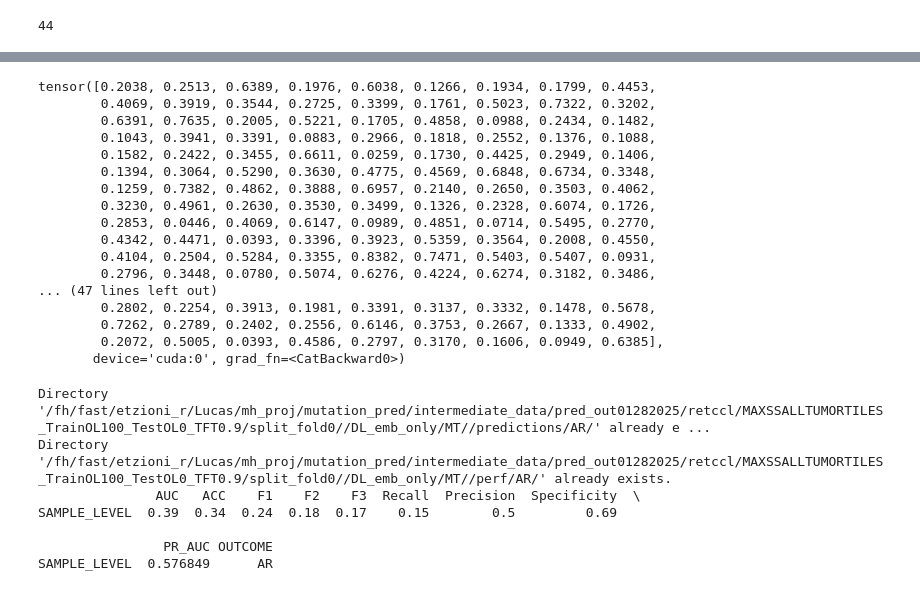
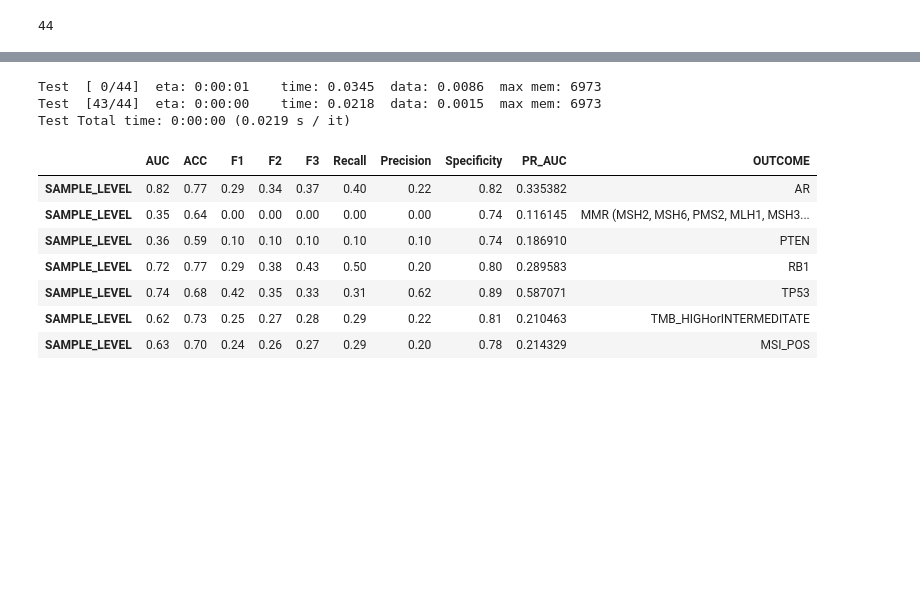
Before and after one commit to lucasliu0928/Path_CancerDetect, a Jupyter notebook: cancer_detection_final/practice_7_train_dynamic_tiles_ACMIL_AddReg_working-Copy1.ipynb, the cells around one changed output, grey strips where cells are left out. Cells and saved outputs as stored; diff of their text form; code cells hidden in the pictures; blank space fills up the shorter version.

```diff
--- a/cancer_detection_final/practice_7_train_dynamic_tiles_ACMIL_AddReg_working-Copy1.ipynb
+++ b/cancer_detection_final/practice_7_train_dynamic_tiles_ACMIL_AddReg_working-Copy1.ipynb
@@ -868,56 +817,24 @@ print(f1_score)
-# %%
-y_predprob
-# %% [output]
-tensor([0.2038, 0.2513, 0.6389, 0.1976, 0.6038, 0.1266, 0.1934, 0.1799, 0.4453,
-        0.4069, 0.3919, 0.3544, 0.2725, 0.3399, 0.1761, 0.5023, 0.7322, 0.3202,
-        0.6391, 0.7635, 0.2005, 0.5221, 0.1705, 0.4858, 0.0988, 0.2434, 0.1482,
-        0.1043, 0.3941, 0.3391, 0.0883, 0.2966, 0.1818, 0.2552, 0.1376, 0.1088,
-        0.1582, 0.2422, 0.3455, 0.6611, 0.0259, 0.1730, 0.4425, 0.2949, 0.1406,
-        0.1394, 0.3064, 0.5290, 0.3630, 0.4775, 0.4569, 0.6848, 0.6734, 0.3348,
-        0.1259, 0.7382, 0.4862, 0.3888, 0.6957, 0.2140, 0.2650, 0.3503, 0.4062,
-        0.3230, 0.4961, 0.2630, 0.3530, 0.3499, 0.1326, 0.2328, 0.6074, 0.1726,
-        0.2853, 0.0446, 0.4069, 0.6147, 0.0989, 0.4851, 0.0714, 0.5495, 0.2770,
-        0.4342, 0.4471, 0.0393, 0.3396, 0.3923, 0.5359, 0.3564, 0.2008, 0.4550,
-        0.4104, 0.2504, 0.5284, 0.3355, 0.8382, 0.7471, 0.5403, 0.5407, 0.0931,
-        0.2796, 0.3448, 0.0780, 0.5074, 0.6276, 0.4224, 0.6274, 0.3182, 0.3486,
-... (47 lines left out)
-        0.2802, 0.2254, 0.3913, 0.1981, 0.3391, 0.3137, 0.3332, 0.1478, 0.5678,
-        0.7262, 0.2789, 0.2402, 0.2556, 0.6146, 0.3753, 0.2667, 0.1333, 0.4902,
-        0.2072, 0.5005, 0.0393, 0.4586, 0.2797, 0.3170, 0.1606, 0.0949, 0.6385],
-       device='cuda:0', grad_fn=<CatBackward0>)
-# %%
-#predicts
-test_pred_prob  = y_predprob
-test_true_label = y_true
-
-#Prediction df
-pred_df = pd.DataFrame({"SAMPLE_IDs":  tma_ids,
-                        "Y_True": y_true.cpu().detach().numpy(),
-                        "Pred_Prob" :  test_pred_prob.cpu().detach().numpy(),
-                        "OUTCOME": SELECTED_LABEL[0]})
-
-#Add Predict class
-save_location = outdir4 + SELECTED_LABEL[0] + "/"
-create_dir_if_not_exists(save_location)
-
-THRES = round(pred_df['Pred_Prob'].quantile(0.8),2)
-pred_df['Pred_Class'] = 0
-pred_df.loc[pred_df['Pred_Prob'] > THRES,'Pred_Class'] = 1
-pred_df.to_csv(save_location + "/pred_df.csv",index = False)
-
-
-# #Compute performance
-save_location = outdir5 + SELECTED_LABEL[0] + "/"
-create_dir_if_not_exists(save_location)
-
-perf_df = compute_performance_each_label(SELECTED_LABEL, pred_df, "SAMPLE_LEVEL")
-print(perf_df)
-perf_df.to_csv(save_location + "/perf.csv",index = True)
-# %% [output]
-Directory '/fh/fast/etzioni_r/Lucas/mh_proj/mutation_pred/intermediate_data/pred_out01282025/retccl/MAXSSALLTUMORTILES_TrainOL100_TestOL0_TFT0.9/split_fold0//DL_emb_only/MT//predictions/AR/' already e ...
-Directory '/fh/fast/etzioni_r/Lucas/mh_proj/mutation_pred/intermediate_data/pred_out01282025/retccl/MAXSSALLTUMORTILES_TrainOL100_TestOL0_TFT0.9/split_fold0//DL_emb_only/MT//perf/AR/' already exists.
-               AUC   ACC    F1    F2    F3  Recall  Precision  Specificity  \
-SAMPLE_LEVEL  0.39  0.34  0.24  0.18  0.17    0.15        0.5         0.69
-
-                PR_AUC OUTCOME
-SAMPLE_LEVEL  0.576849      AR
+# %%
+y_pred_tasks_test, y_predprob_task_test, y_true_task_test = predict(model, criterion, test_loader, device, conf, 'Test')
+pred_df_list = []
+perf_df_list = []
+for i in range(conf.n_task):
+    pred_df, perf_df = get_performance(y_predprob_task_test[i], y_true_task_test[i], test_ids, ALL_LABELS[i])
+    pred_df_list.append(pred_df)
+    perf_df_list.append(perf_df)
+
+all_perd_df = pd.concat(pred_df_list)
+all_perf_df = pd.concat(perf_df_list)
+all_perf_df
+# %% [output]
+Test  [ 0/44]  eta: 0:00:01    time: 0.0345  data: 0.0086  max mem: 6973
+Test  [43/44]  eta: 0:00:00    time: 0.0218  data: 0.0015  max mem: 6973
+Test Total time: 0:00:00 (0.0219 s / it)
+|  | AUC | ACC | F1 | F2 | F3 | Recall | Precision | Specificity | PR_AUC | OUTCOME |
+| SAMPLE_LEVEL | 0.82 | 0.77 | 0.29 | 0.34 | 0.37 | 0.40 | 0.22 | 0.82 | 0.335382 | AR |
+| SAMPLE_LEVEL | 0.35 | 0.64 | 0.00 | 0.00 | 0.00 | 0.00 | 0.00 | 0.74 | 0.116145 | MMR (MSH2, MSH6, PMS2, MLH1, MSH3... |
+| SAMPLE_LEVEL | 0.36 | 0.59 | 0.10 | 0.10 | 0.10 | 0.10 | 0.10 | 0.74 | 0.186910 | PTEN |
+| SAMPLE_LEVEL | 0.72 | 0.77 | 0.29 | 0.38 | 0.43 | 0.50 | 0.20 | 0.80 | 0.289583 | RB1 |
+| SAMPLE_LEVEL | 0.74 | 0.68 | 0.42 | 0.35 | 0.33 | 0.31 | 0.62 | 0.89 | 0.587071 | TP53 |
+| SAMPLE_LEVEL | 0.62 | 0.73 | 0.25 | 0.27 | 0.28 | 0.29 | 0.22 | 0.81 | 0.210463 | TMB_HIGHorINTERMEDITATE |
+| SAMPLE_LEVEL | 0.63 | 0.70 | 0.24 | 0.26 | 0.27 | 0.29 | 0.20 | 0.78 | 0.214329 | MSI_POS |
```
Also changed, not shown: parts of 15 cells of this notebook, 1 other file.
